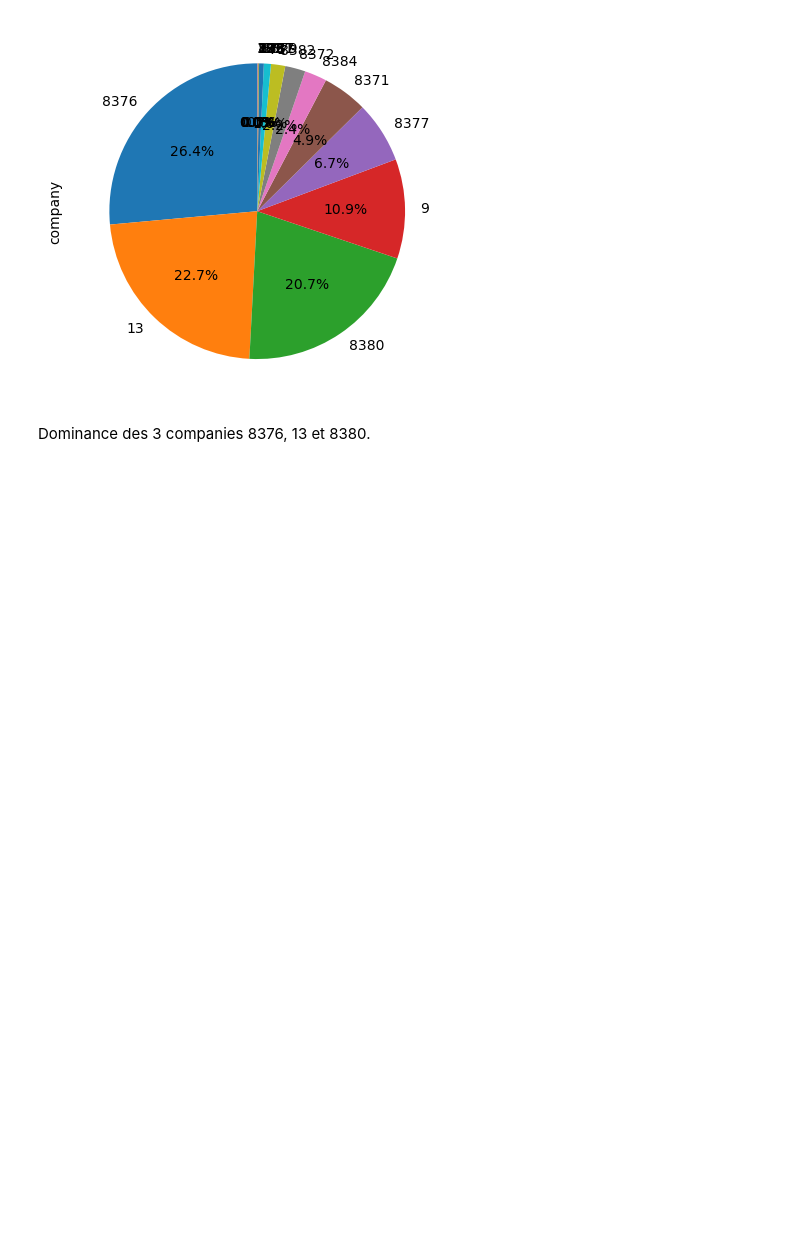
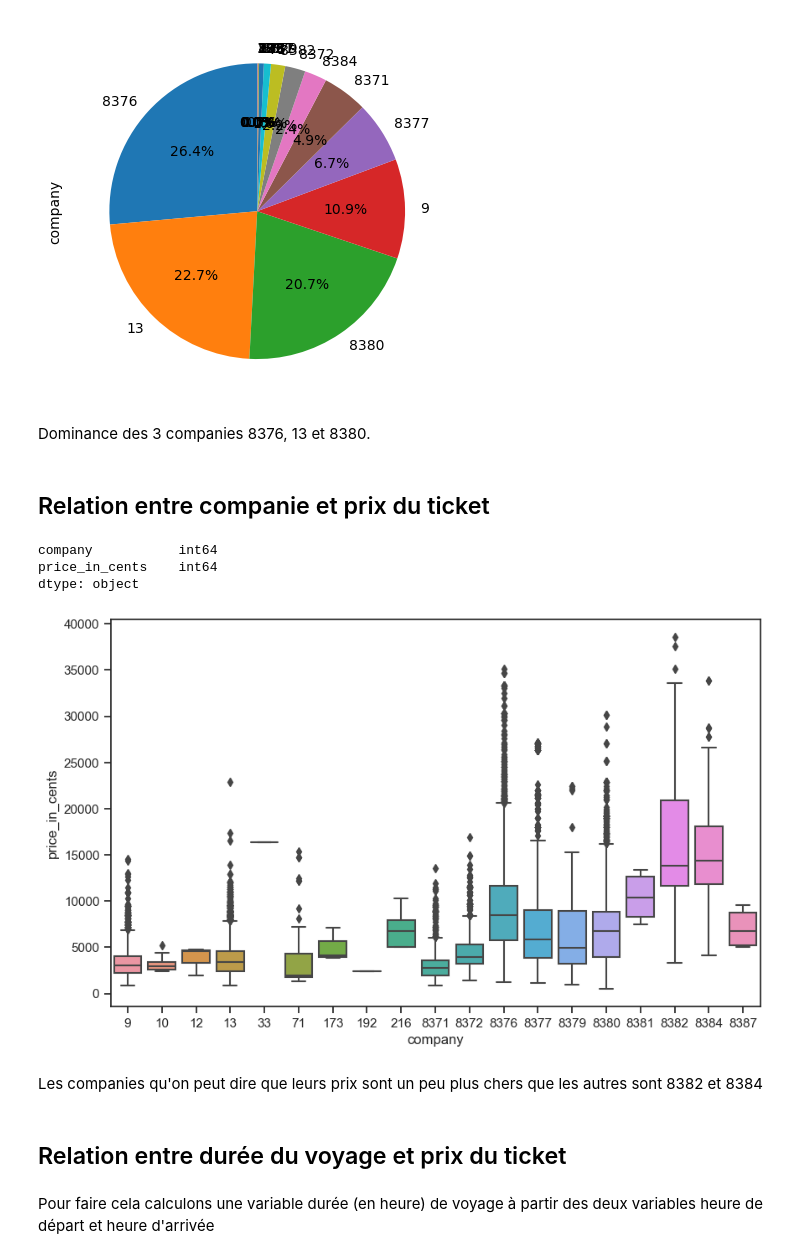
Before and after one commit to najwa-errachidy/Crunching_data, a Jupyter notebook: crunching_data.ipynb, the cells around one changed output. Saved outputs shown, nothing was run; the diff lists cells and outputs as text; code cells hidden in the pictures; blank space fills up the shorter version.

```diff
--- a/crunching_data.ipynb
+++ b/crunching_data.ipynb
@@ -168,5 +171,11 @@ Les variables o_station et d_station sont des variables qualitatives. On doit ch
 # %%
+# changer le types des variables qual.
 data_ticket.o_station = data_ticket.o_station.astype(int)
 data_ticket.d_station = data_ticket.d_station.astype(int)
+
+data_ticket['departure_ts'] = pd.to_datetime(data_ticket['departure_ts'])
+data_ticket['arrival_ts'] = pd.to_datetime(data_ticket['arrival_ts'])
+data_ticket['search_ts'] = pd.to_datetime(data_ticket['search_ts'])
+
 data_ticket.dtypes
 # %% [output]
@@ -206,3 +216,23 @@ plt.show()
 [figure]
 # %% [markdown]
 Dominance des 3 companies 8376, 13 et 8380.
+# %% [markdown]
+## Relation entre companie et prix du ticket
+# %%
+data_ticket.loc[:,['company','price_in_cents']].dtypes
+# %% [output]
+company           int64
+price_in_cents    int64
+dtype: object
+# %%
+fig, ax = plt.subplots(figsize=(10, 6))
+sns.boxplot(x="company", y="price_in_cents", data=data_ticket, ax=ax)
+plt.show()
+# %% [output]
+[figure, added]
+# %% [markdown]
+Les companies qu'on peut dire que leurs prix sont un peu plus chers que les autres sont 8382 et 8384
+# %% [markdown]
+## Relation entre durée du voyage et prix du ticket
+# %% [markdown]
+Pour faire cela calculons une variable durée (en heure) de voyage à partir des deux variables heure de départ et heure d'arrivée
```
Also changed, not shown: parts of 26 cells of this notebook, 1 other file.
